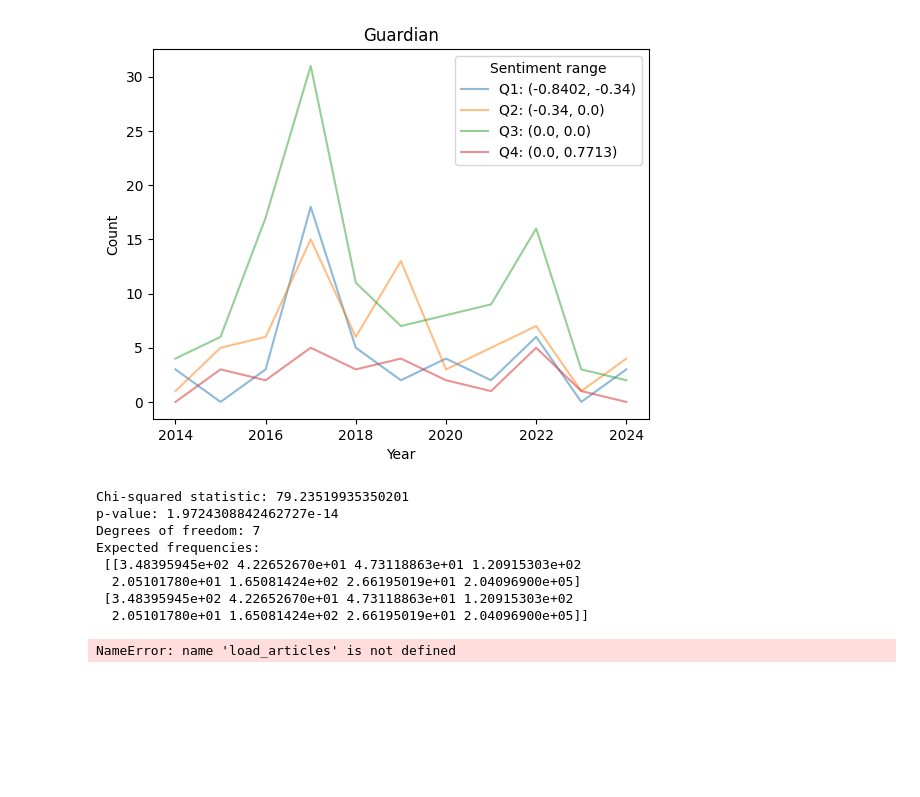
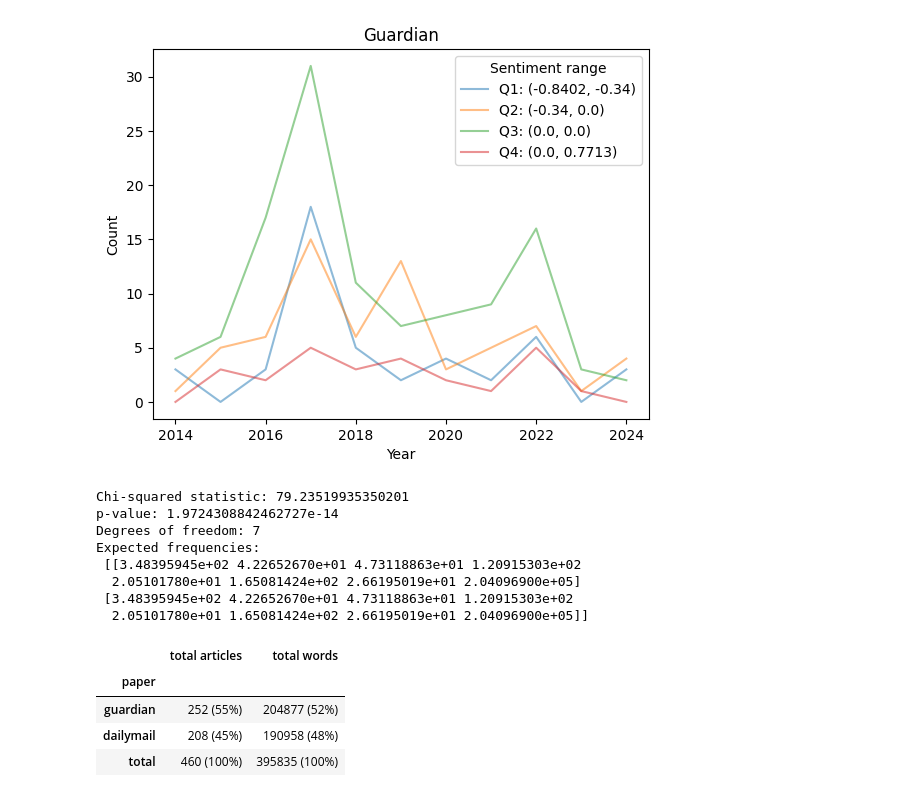
Before and after one commit to dmh21za/compmeth, a Jupyter notebook: summative.ipynb, the cells around one changed output. Drawn from its saved outputs; the diff is of its cells as text; code cells hidden in the pictures; blank space fills up the shorter version.

```diff
--- a/summative.ipynb
+++ b/summative.ipynb
@@ -1317,24 +1317,34 @@ Expected frequencies:
 # %%
 # This block will just display how many articles from each paper
 # And combined length of all articles from each paper
 df = load_articles('./final_data.json')
 # Count all where paper = daily mail and guardian
 df_count = df['paper'].value_counts().reset_index()
 df_count.columns = ['paper', 'count']
 df_count = df_count.set_index('paper')
 # Load dataframe
 
 # combined length
 # append all bodies of each paper
 df_count['bodies_size'] = df.groupby('paper')['body'].apply(lambda x: len(' '.join(x).split()))
 
 """# create a pie chart of each paper's count
 df_count.plot.pie(y='count', figsize=(5, 5), autopct='%1.1f%%', ylabel='Number of articles', legend=False)
 df_count
 
 # create a pie chart of bodies size
 df_count.plot.pie(y='bodies_size', figsize=(5, 5), autopct='%1.1f%%', ylabel='Number of words total', legend=False)"""
+# add sum row
+df_count.loc['total'] = df_count.sum()
 
-df_count.head(5)
+# convert total articles to str
+df_count['total articles'] = df_count['count'].apply(lambda x : str(x) + " (" + str(round(100 * x / df_count.loc['total']['count'])) + "%)")
+df_count['total words'] = df_count['bodies_size'].apply(lambda x : str(x) + " (" + str(round(100 * x / df_count.loc['total']['bodies_size'])) + "%)")
+
+df_count[['total articles', 'total words']].head(5)
 # %% [output]
-NameError: name 'load_articles' is not defined
+|  | total articles | total words |
+| paper |  |  |
+| guardian | 252 (55%) | 204877 (52%) |
+| dailymail | 208 (45%) | 190958 (48%) |
+| total | 460 (100%) | 395835 (100%) |
```
Also changed, not shown: parts of 1 cell of this notebook.
